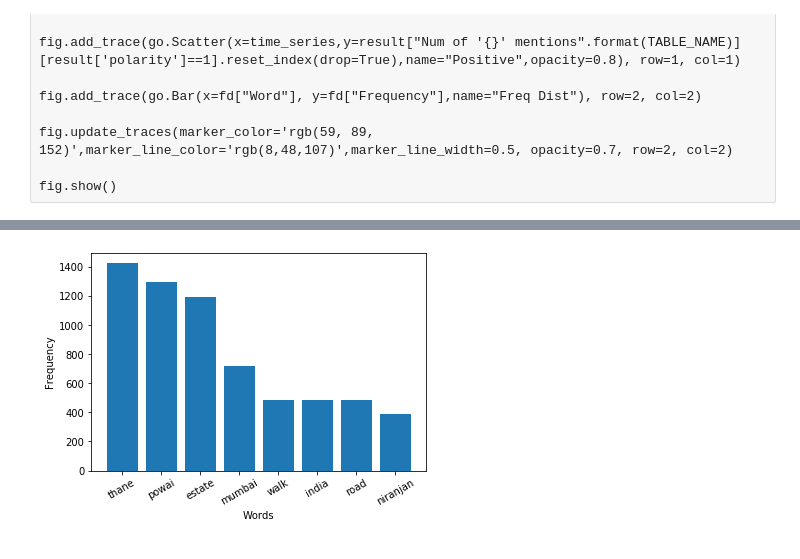
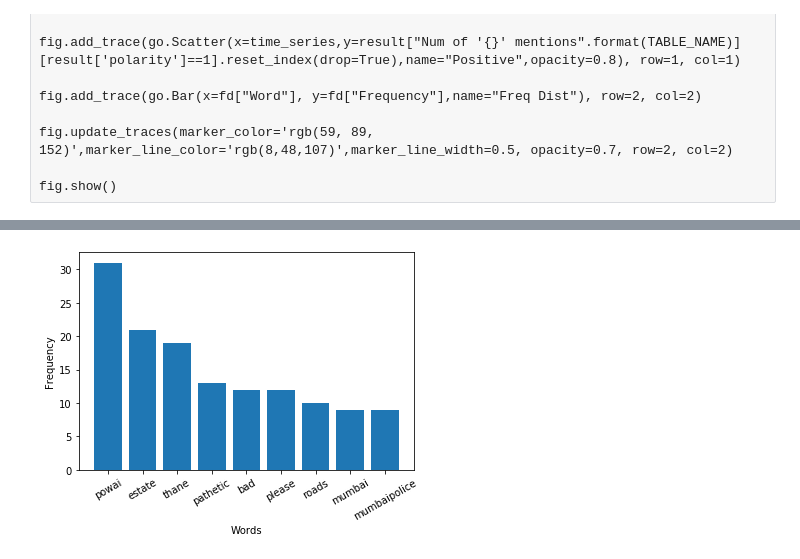
Before and after one commit to parthnagarkar875/Twitter-Data-Mining-for-Targeted-Marketing, a Jupyter notebook: time_series.ipynb, the cells around one changed output, grey strips where cells are left out. Cells and saved outputs as stored; diff of their text form; code cells hidden in the pictures.

```diff
--- a/time_series.ipynb
+++ b/time_series.ipynb
@@ -156,7 +51,7 @@ from textblob import TextBlob
 query_word='Hiranandani'
 word=['no_loco']
 query = "SELECT id, username,tweet_text, created_at,polarity FROM {}".format(word[0])
-
+query1= "SELECT tweet_text from {} where polarity = -1".format(word[0])
 
 try:
     conn = psycopg2.connect(database=query_word, user = "postgres", password = "parth123n@#*", host = "127.0.0.1", port = "5432")
@@ -164,7 +59,7 @@ except:
     print("Create database first")
 
 df = pd.read_sql(query, con=conn)
-
+df1 = pd.read_sql(query1,con =conn)
 
 
 
@@ -175,9 +70,9 @@ result = df.groupby([pd.Grouper(key='created_at', freq='1D'), 'polarity']).count
 #result = df.groupby([pd.Grouper(key='Time'), 'polarity']).count().unstack(fill_value=0).stack().reset_index()
 #result['created_at'] = pd.to_datetime(result['created_at']).apply(lambda x: x.strftime('%m-%d %H:%M'))
 #result = df
-result = result.rename(columns={"id": "Num of '{}' mentions".format(word[0]), "created_at":"Time in UTC"})
+result = result.rename(columns={"id": "Num of '{}' mentions".format('Hiranandani'), "created_at":"Time in UTC"})
 time_series = result["Time in UTC"][result['polarity']==0].reset_index(drop=True)
-fig = px.line(result, x='Time in UTC', y="Num of '{}' mentions".format(word[0]), color='polarity')
+fig = px.line(result, x='Time in UTC', y="Num of '{}' mentions".format('Hiranandani'), color='polarity')
 fig.show()
 time.sleep(60)
 
@@ -185,40 +80,40 @@ time.sleep(60)
 #fig.show()
 #time.sleep(60)
 
 
 
-content = ' '.join(df["tweet_text"])
+content = ' '.join(df1["tweet_text"])
 content = re.sub(r"http\S+", "", content)
 content = content.replace('RT ', ' ').replace('&amp;', 'and')
 content = re.sub('[^A-Za-z0-9]+', ' ', content)
 content = content.lower()
 
 tokenized_word = word_tokenize(content)
 stop_words=set(stopwords.words("english"))
 filtered_sent=[]
 for w in tokenized_word:
     if w not in stop_words:
         filtered_sent.append(w)
 fdist = FreqDist(filtered_sent)
 fd = pd.DataFrame(fdist.most_common(10), columns = ["Word","Frequency"]).drop([0]).reindex()
 
-y2=fd['Frequency']
-x2=fd['Word']
+y=fd['Frequency']
+x=fd['Word']
 
-x1=list(x2)
-x1.remove('n')
-x=pd.Series(x1)
+# x1=list(x2)
+# x1.remove('n')
+# x=pd.Series(x1)
 
-y1=list(y2)
-y3=y1[1:]
-y=pd.Series(y3)
+# y1=list(y2)
+# y3=y1[1:]
+# y=pd.Series(y3)
 
 index=np.arange(len(x))
 plt.bar(index,y)
 plt.xlabel('Words',fontsize=10)
 plt.ylabel('Frequency',fontsize=10)
 plt.xticks(index,x,fontsize=10,rotation=30)
 plt.show()
 # %% [output]
 [interactive output not drawn]
-[figure, old version]
+[figure, new version]
```
Also changed, not shown: parts of 1 cell of this notebook.
